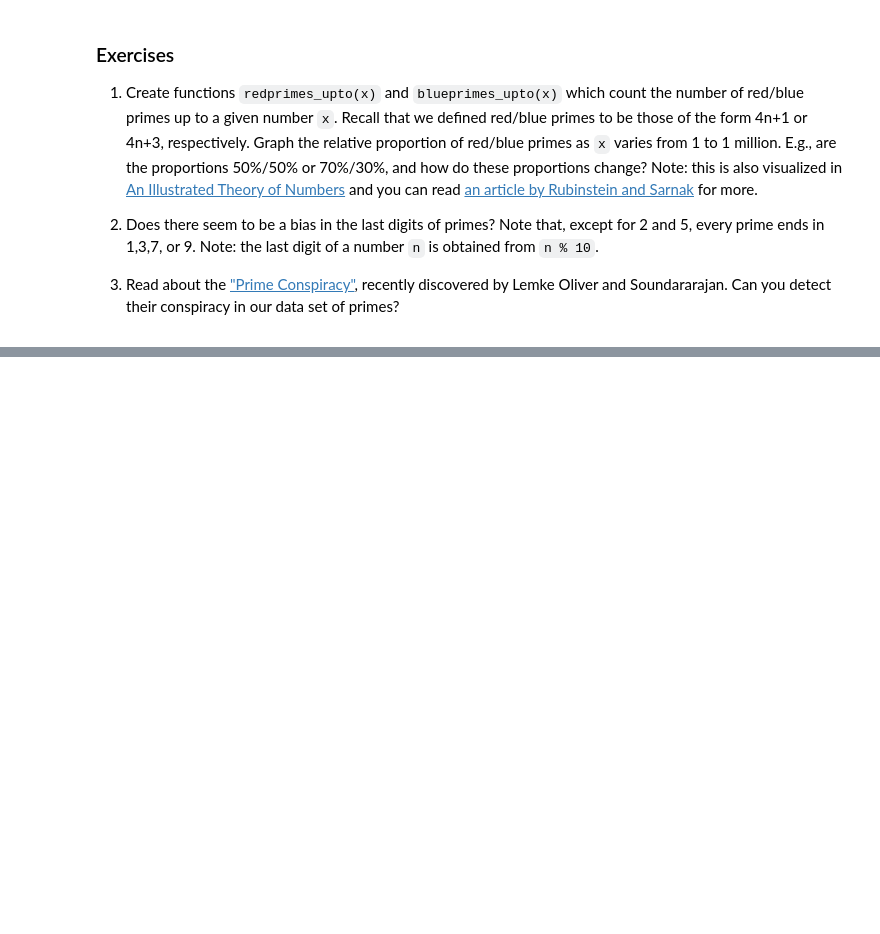
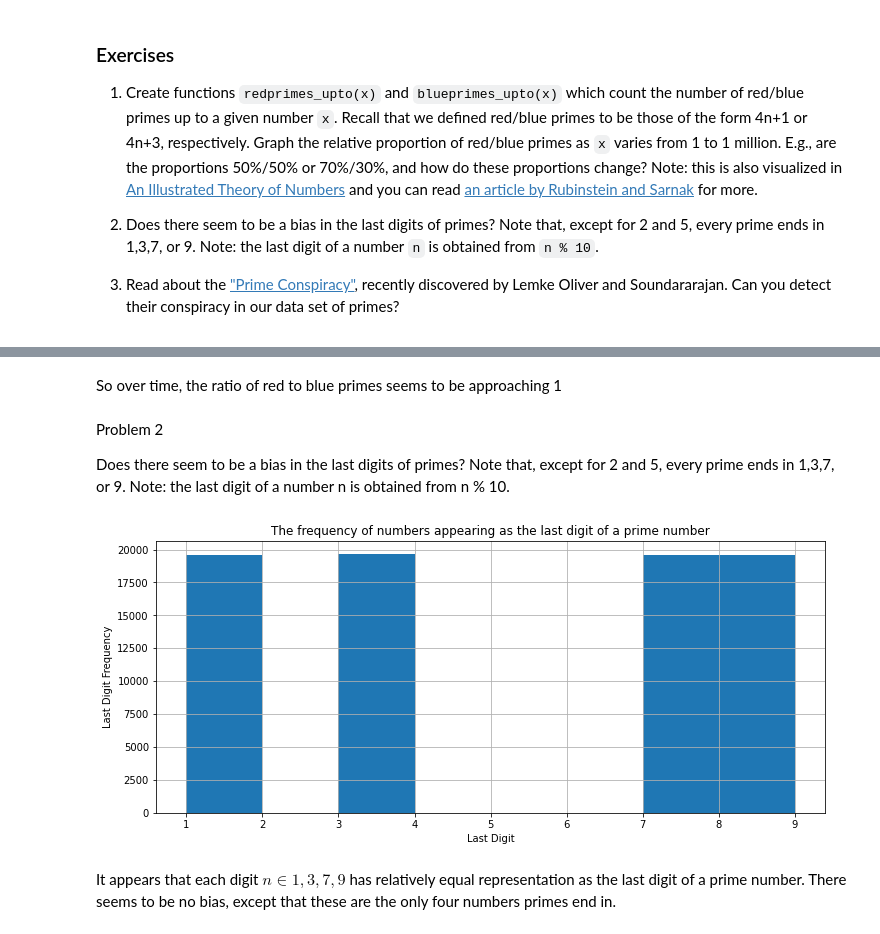
Before and after one commit to ethanalon/Python-4-Mathematics, a Jupyter notebook: P4M_Notebook_3.ipynb, the cells around one changed output, grey strips where cells are left out. Saved outputs shown, nothing was run; the diff lists cells and outputs as text; code cells hidden in the pictures; blank space fills up the shorter version.

```diff
--- a/P4M_Notebook_3.ipynb
+++ b/P4M_Notebook_3.ipynb
@@ -1070,0 +1294,23 @@ Observe that gaps of 2 (twin primes) are pretty frequent.  There are over 8000 o
+# %% [markdown]
+So over time, the ratio of red to blue primes seems to be approaching 1
+# %% [markdown]
+Problem 2
+
+Does there seem to be a bias in the last digits of primes? Note that, except for 2 and 5, every prime ends in 1,3,7, or 9. Note: the last digit of a number n is obtained from n % 10.
+# %%
+#Problem 2
+last_digits = [n%10 for n in primes]
+
+#set up matplotlib
+%matplotlib inline
+plt.figure(figsize=(12, 5))  #  Makes the resulting figure 12in by 5in.
+plt.hist(last_digits, bins=range(1,9+1)) #  Makes a histogram with one bin for each possible gap from 1 to 114.
+plt.ylabel('Last Digit Frequency')
+plt.xlabel('Last Digit')
+plt.grid(True)
+plt.title('The frequency of numbers appearing as the last digit of a prime number')
+plt.show()
+# %% [output]
+[figure, added]
+# %% [markdown]
+It appears that each digit $n\in {1, 3, 7, 9}$ has relatively equal representation as the last digit of a prime number. There seems to be no bias, except that these are the only four numbers primes end in.
```
Also changed, not shown: parts of 55 cells of this notebook.
